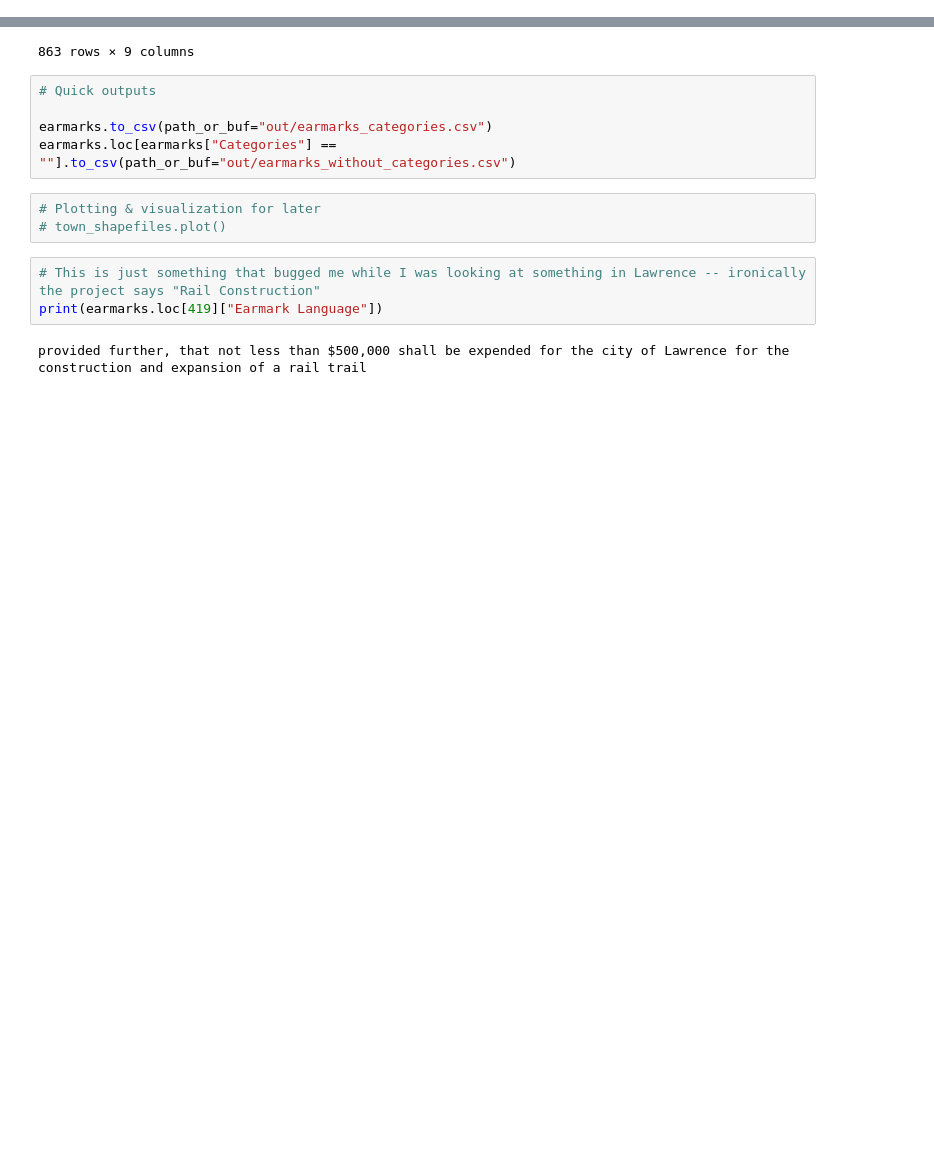
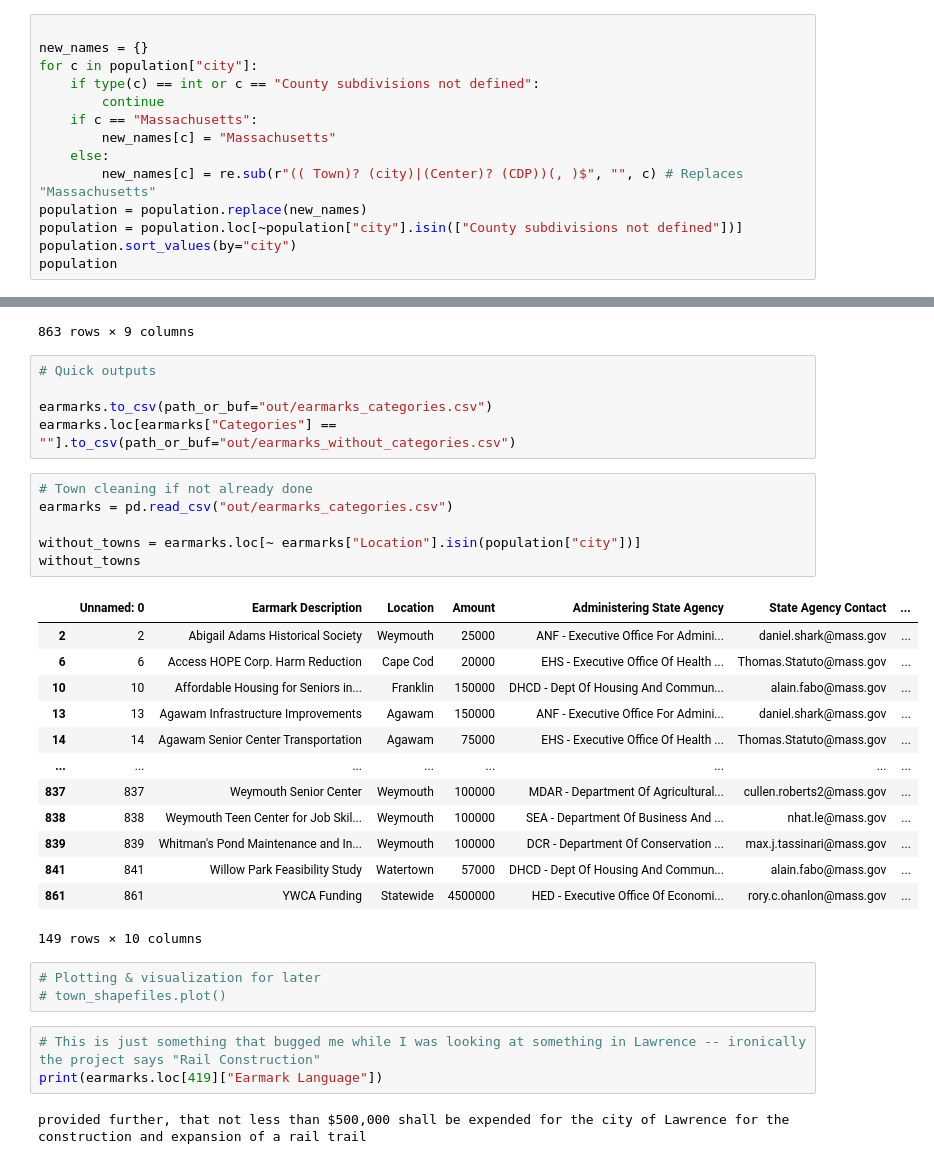
Before and after one commit to specificlanguage/gbh_earmarks, a Jupyter notebook: earmark_analysis.ipynb, the cells around one changed output, grey strips where cells are left out. Saved outputs shown, nothing was run; the diff lists cells and outputs as text; blank space fills up the shorter version.

```diff
--- a/earmark_analysis.ipynb
+++ b/earmark_analysis.ipynb
@@ -55,0 +44,14 @@ population
+# %%
+
+new_names = {}
+for c in population["city"]:
+    if type(c) == int or c == "County subdivisions not defined":
+        continue
+    if c == "Massachusetts":
+        new_names[c] = "Massachusetts"
+    else:
+        new_names[c] = re.sub(r"(( Town)? (city)|(Center)? (CDP))(, )$", "", c) # Replaces "Massachusetts"
+population = population.replace(new_names)
+population = population.loc[~population["city"].isin(["County subdivisions not defined"])]
+population.sort_values(by="city")
+population
@@ -318,6 +334,26 @@ earmarks
 
 earmarks.to_csv(path_or_buf="out/earmarks_categories.csv")
 earmarks.loc[earmarks["Categories"] == ""].to_csv(path_or_buf="out/earmarks_without_categories.csv")
+# %%
+# Town cleaning if not already done
+earmarks = pd.read_csv("out/earmarks_categories.csv")
+
+without_towns = earmarks.loc[~ earmarks["Location"].isin(population["city"])]
+without_towns
+# %% [output]
+|  | Unnamed: 0 | Earmark Description | Location | Amount | Administering State Agency | State Agency Contact | ... |
+| 2 | 2 | Abigail Adams Historical Society | Weymouth | 25000 | ANF - Executive Office For Admini... | daniel.shark@mass.gov | ... |
+| 6 | 6 | Access HOPE Corp. Harm Reduction | Cape Cod | 20000 | EHS - Executive Office Of Health ... | Thomas.Statuto@mass.gov | ... |
+| 10 | 10 | Affordable Housing for Seniors in... | Franklin | 150000 | DHCD - Dept Of Housing And Commun... | alain.fabo@mass.gov | ... |
+| 13 | 13 | Agawam Infrastructure Improvements | Agawam | 150000 | ANF - Executive Office For Admini... | daniel.shark@mass.gov | ... |
+| 14 | 14 | Agawam Senior Center Transportation | Agawam | 75000 | EHS - Executive Office Of Health ... | Thomas.Statuto@mass.gov | ... |
+| ... | ... | ... | ... | ... | ... | ... | ... |
+| 837 | 837 | Weymouth Senior Center | Weymouth | 100000 | MDAR - Department Of Agricultural... | cullen.roberts2@mass.gov | ... |
+| 838 | 838 | Weymouth Teen Center for Job Skil... | Weymouth | 100000 | SEA - Department Of Business And ... | nhat.le@mass.gov | ... |
+| 839 | 839 | Whitman's Pond Maintenance and In... | Weymouth | 100000 | DCR - Department Of Conservation ... | max.j.tassinari@mass.gov | ... |
+| 841 | 841 | Willow Park Feasibility Study | Watertown | 57000 | DHCD - Dept Of Housing And Commun... | alain.fabo@mass.gov | ... |
+| 861 | 861 | YWCA Funding | Statewide | 4500000 | HED - Executive Office Of Economi... | rory.c.ohanlon@mass.gov | ... |
+149 rows × 10 columns
 # %%
 # Plotting & visualization for later
 # town_shapefiles.plot()
```
Also changed, not shown: parts of 2 cells of this notebook, 1 other file.
